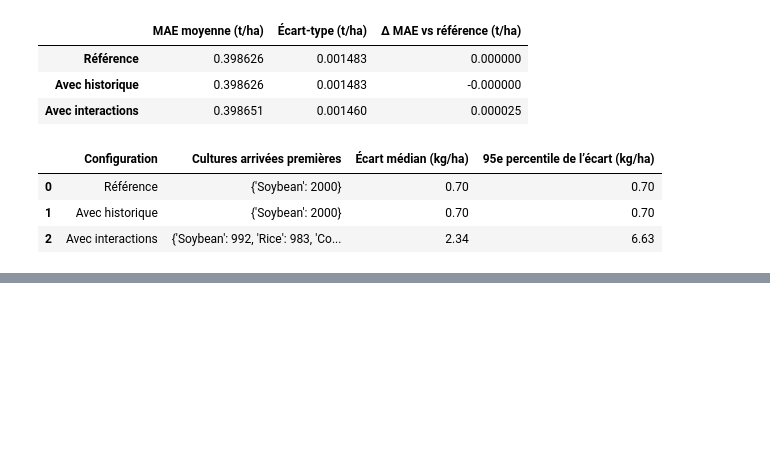
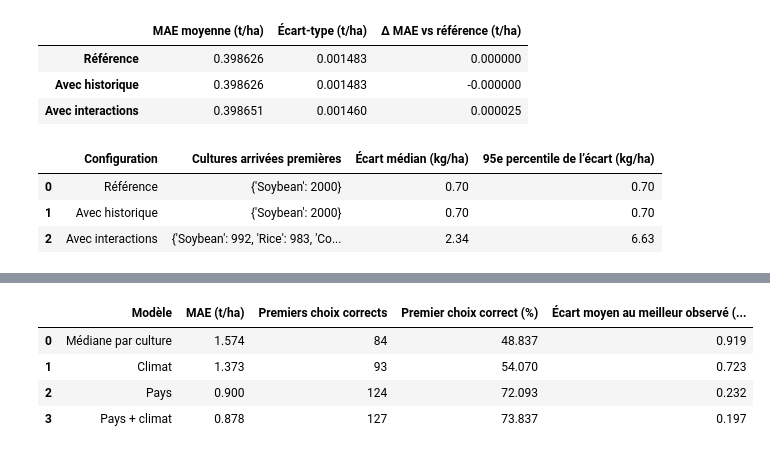
Before and after one commit to ClementMouton/recommandation-agriculture-OCR_Projet_12, a Jupyter notebook: notebooks/acp_consolidation.ipynb, the cells around one changed output, grey strips where cells are left out. Drawn from its saved outputs; the diff is of its cells as text; code cells hidden in the pictures; blank space fills up the shorter version.

```diff
--- a/notebooks/acp_consolidation.ipynb
+++ b/notebooks/acp_consolidation.ipynb
@@ -324,0 +466,29 @@ display(pd.DataFrame(ranking_summary).round(2))
+# %%
+meilleur_observe = test_hist.groupby(cles)[cible].max()
+resultats = []
+
+for nom in ["Médiane par culture", *configurations]:
+    premier_choix = (
+        test_hist.sort_values([nom, "Crop"], ascending=[False, True])
+        .drop_duplicates(cles)
+        .set_index(cles)
+    )
+
+    ecart = meilleur_observe - premier_choix[cible]
+    choix_correct = ecart.le(1e-10)  # Accepte les ex æquo observés.
+
+    resultats.append({
+        "Modèle": nom,
+        "MAE (t/ha)": mean_absolute_error(test_hist[cible], test_hist[nom]),
+        "Premiers choix corrects": int(choix_correct.sum()),
+        "Premier choix correct (%)": 100 * choix_correct.mean(),
+        "Écart moyen au meilleur observé (t/ha)": ecart.mean(),
+    })
+
+display(pd.DataFrame(resultats).round(3))
+# %% [output]
+|  | Modèle | MAE (t/ha) | Premiers choix corrects | Premier choix correct (%) | Écart moyen au meilleur observé (... |
+| 0 | Médiane par culture | 1.574 | 84 | 48.837 | 0.919 |
+| 1 | Climat | 1.373 | 93 | 54.070 | 0.723 |
+| 2 | Pays | 0.900 | 124 | 72.093 | 0.232 |
+| 3 | Pays + climat | 0.878 | 127 | 73.837 | 0.197 |
```
Also changed, not shown: parts of 4 cells of this notebook, 3 other files.
